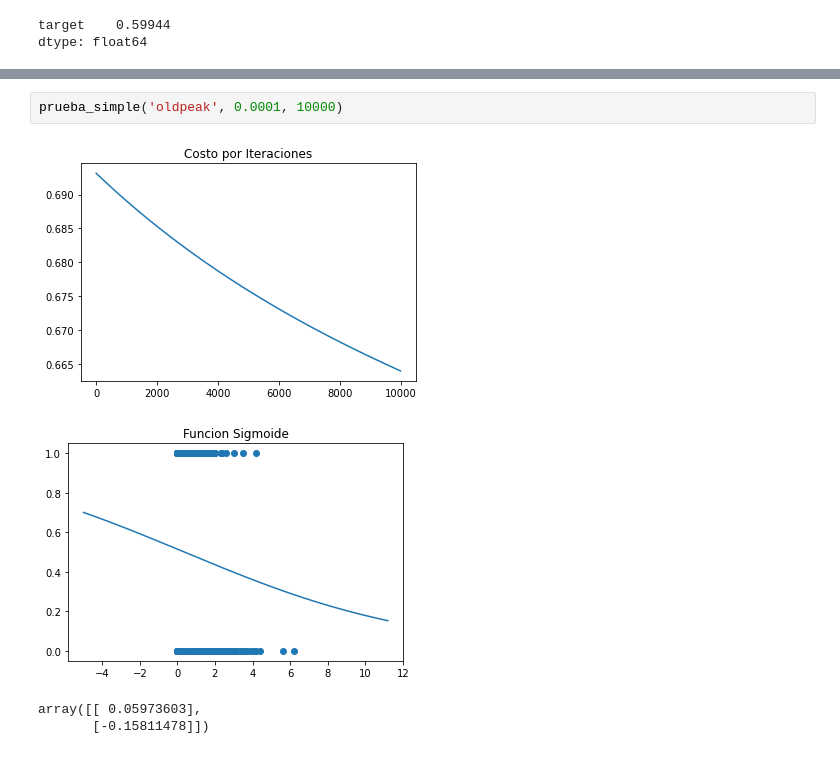
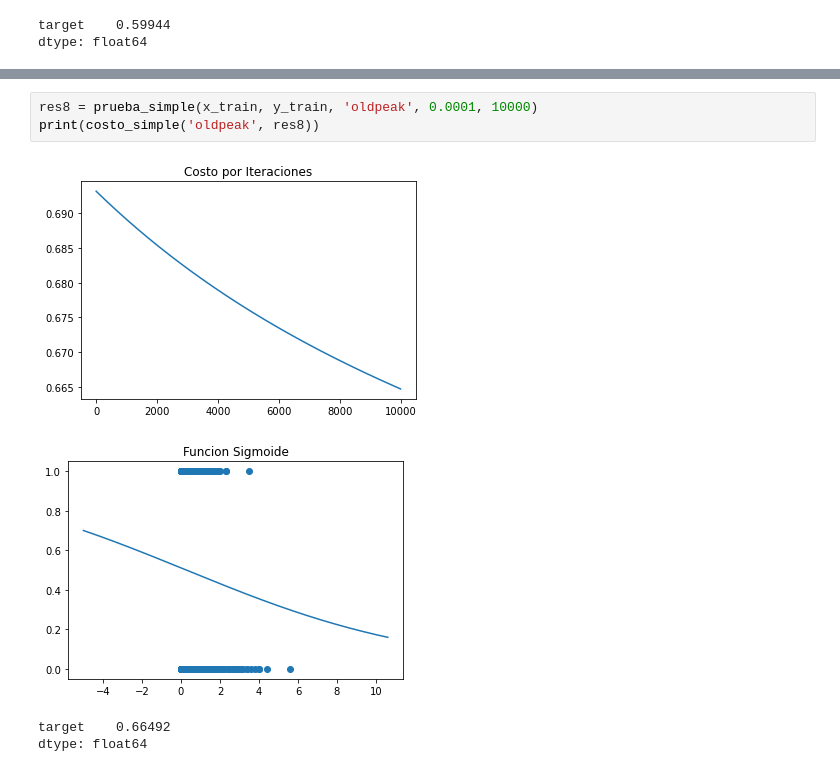
Before and after one commit to JoseGuzmanZamora/elementsOfMachineLearning, a Jupyter notebook: lab3/main.ipynb, the cells around one changed output, grey strips where cells are left out. Cells and saved outputs as stored; diff of their text form.

```diff
--- a/lab3/main.ipynb
+++ b/lab3/main.ipynb
@@ -179,7 +184,8 @@ array([[ 0.31729838],
 # %%
-prueba_simple('oldpeak', 0.0001, 10000)
+res8 = prueba_simple(x_train, y_train, 'oldpeak', 0.0001, 10000)
+print(costo_simple('oldpeak', res8))
 # %% [output]
-[figure, old version]
+[figure, new version]
-[figure, old version]
+[figure, new version]
-array([[ 0.05973603],
-       [-0.15811478]])
+target    0.66492
+dtype: float64
```
Also changed, not shown: parts of 12 cells of this notebook.
